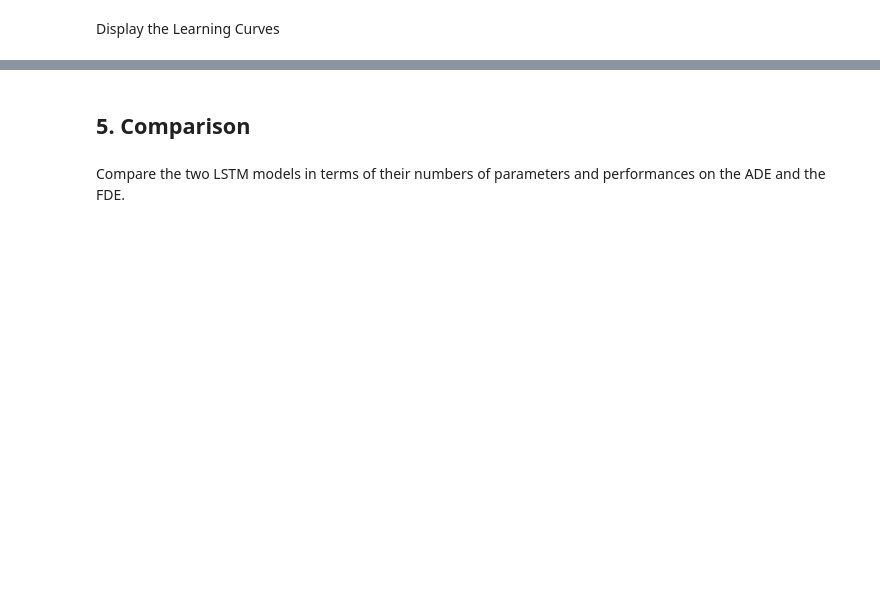
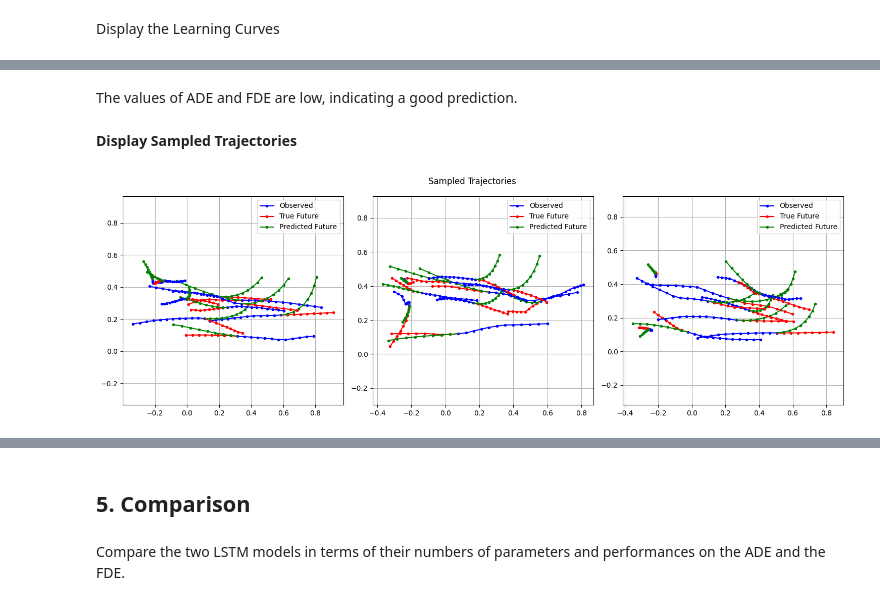
Before and after one commit to jiaminho/Human-Trajectory-Prediction-LSTM, a Jupyter notebook: Pedestrian_Trajectory_Prediction_LSTM.ipynb, the cells around one changed output, grey strips where cells are left out. Saved outputs shown, nothing was run; the diff lists cells and outputs as text; code cells hidden in the pictures; blank space fills up the shorter version.

```diff
--- a/Pedestrian_Trajectory_Prediction_LSTM.ipynb
+++ b/Pedestrian_Trajectory_Prediction_LSTM.ipynb
@@ -373,0 +307,9 @@ display_sampled_trajectories(val_observed, val_future, predicted_val_future2)
+# %% [markdown]
+The values of ADE and FDE are low, indicating a good prediction.
+# %% [markdown]
+**Display Sampled Trajectories**
+# %%
+# Display sampled trajectories using function from above
+display_sampled_trajectories(val_observed, val_future, predicted_val_future_simple)
+# %% [output]
+[figure, added]
```
Also changed, not shown: parts of 62 cells of this notebook.
